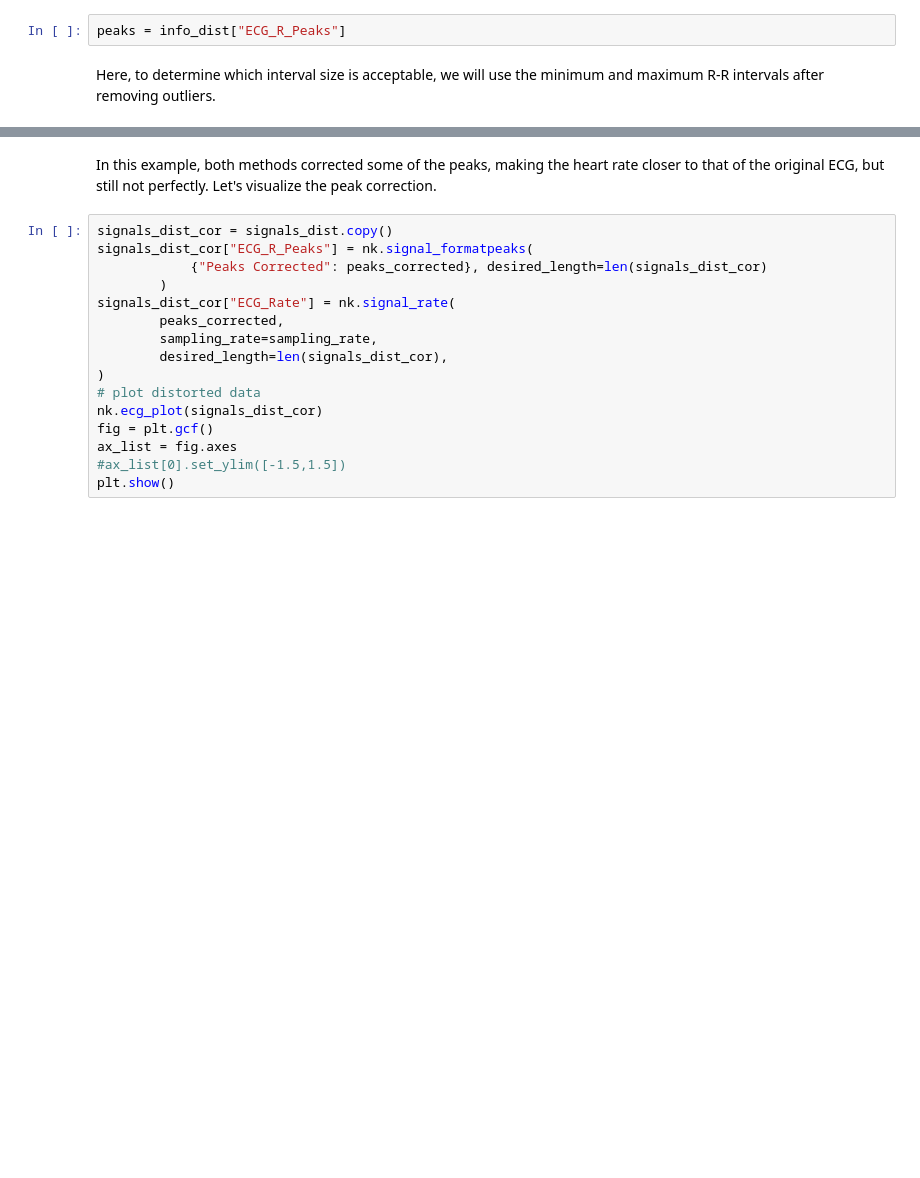
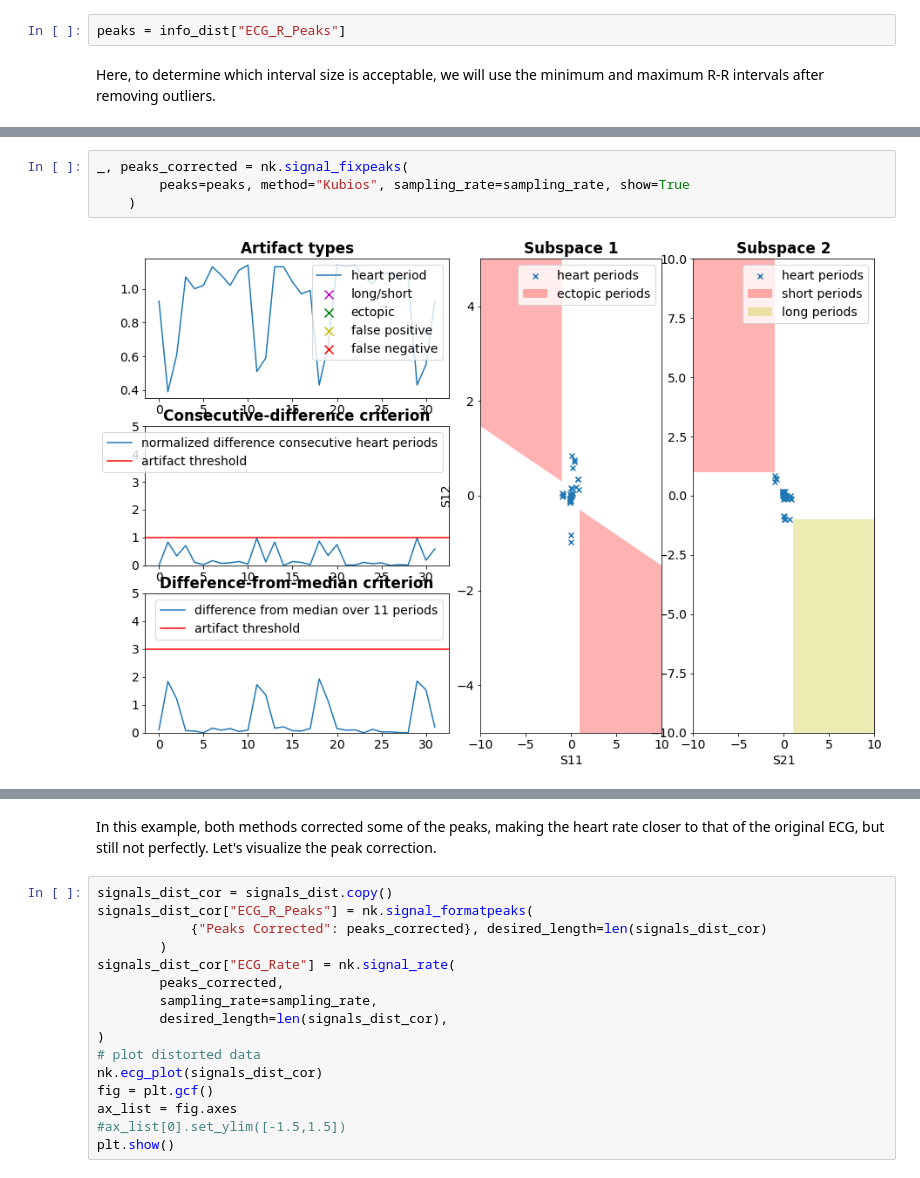
Before and after one commit to danibene/NeuroKit, a Jupyter notebook: docs/examples/signal_fixpeaks/signal_fixpeaks.ipynb, the cells around one changed output, grey strips where cells are left out. Cells and saved outputs as stored; diff of their text form; blank space fills up the shorter version.

```diff
--- a/docs/examples/signal_fixpeaks/signal_fixpeaks.ipynb
+++ b/docs/examples/signal_fixpeaks/signal_fixpeaks.ipynb
@@ -153,0 +152,6 @@ Maximum interval: 1.32 seconds, i.e. 45 BPM
+# %%
+_, peaks_corrected = nk.signal_fixpeaks(
+        peaks=peaks, method="Kubios", sampling_rate=sampling_rate, show=True
+    )
+# %% [output]
+[figure, added]
```
Also changed, not shown: parts of 17 cells of this notebook.
